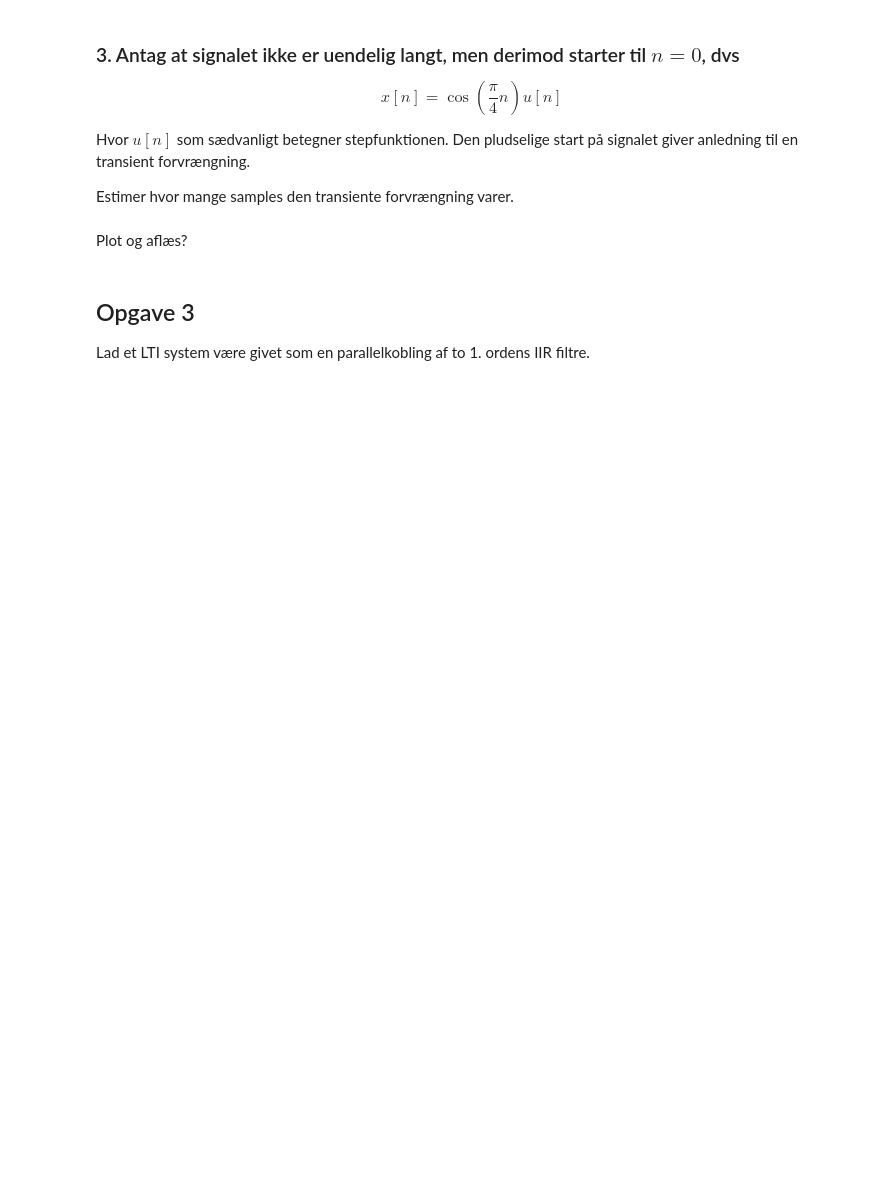
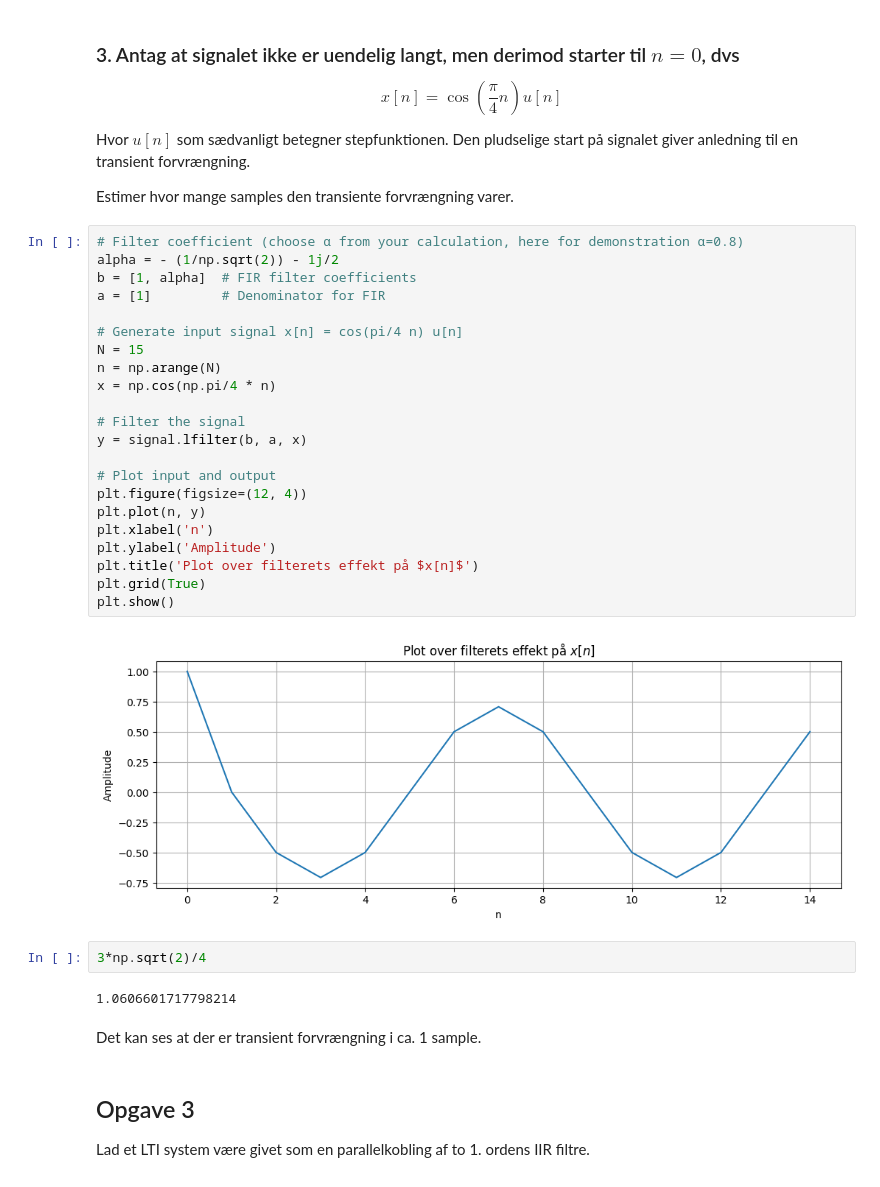
Before and after one commit to Khanrik/UniFolder, a Jupyter notebook: 4. Semester/Diskret-tids signalbehandling/Eksamensforberedelse/DTSPexam2024/DTSPexam2024.ipynb, the cells around one changed output. Saved outputs shown, nothing was run; the diff lists cells and outputs as text; blank space fills up the shorter version.

```diff
--- a/4. Semester/Diskret-tids signalbehandling/Eksamensforberedelse/DTSPexam2024/DTSPexam2024.ipynb
+++ b/4. Semester/Diskret-tids signalbehandling/Eksamensforberedelse/DTSPexam2024/DTSPexam2024.ipynb
@@ -120,8 +128,36 @@ $$
 Hvor $u[n]$ som sædvanligt betegner stepfunktionen. Den pludselige start på signalet giver anledning til en transient forvrængning.
 
 Estimer hvor mange samples den transiente forvrængning varer.
-# %% [markdown]
-Plot og aflæs?
+# %%
+# Filter coefficient (choose α from your calculation, here for demonstration α=0.8)
+alpha = - (1/np.sqrt(2)) - 1j/2
+b = [1, alpha]  # FIR filter coefficients
+a = [1]         # Denominator for FIR
+
+# Generate input signal x[n] = cos(pi/4 n) u[n]
+N = 15
+n = np.arange(N)
+x = np.cos(np.pi/4 * n)
+
+# Filter the signal
+y = signal.lfilter(b, a, x)
+
+# Plot input and output
+plt.figure(figsize=(12, 4))
+plt.plot(n, y)
+plt.xlabel('n')
+plt.ylabel('Amplitude')
+plt.title('Plot over filterets effekt på $x[n]$')
+plt.grid(True)
+plt.show()
+# %% [output]
+[figure, added]
+# %%
+3*np.sqrt(2)/4
+# %% [output]
+1.0606601717798214
+# %% [markdown]
+Det kan ses at der er transient forvrængning i ca. 1 sample.
 # %% [markdown]
 ## Opgave 3
 Lad et LTI system være givet som en parallelkobling af to 1. ordens IIR filtre.
```
Also changed, not shown: parts of 15 cells of this notebook, 10 other files.
